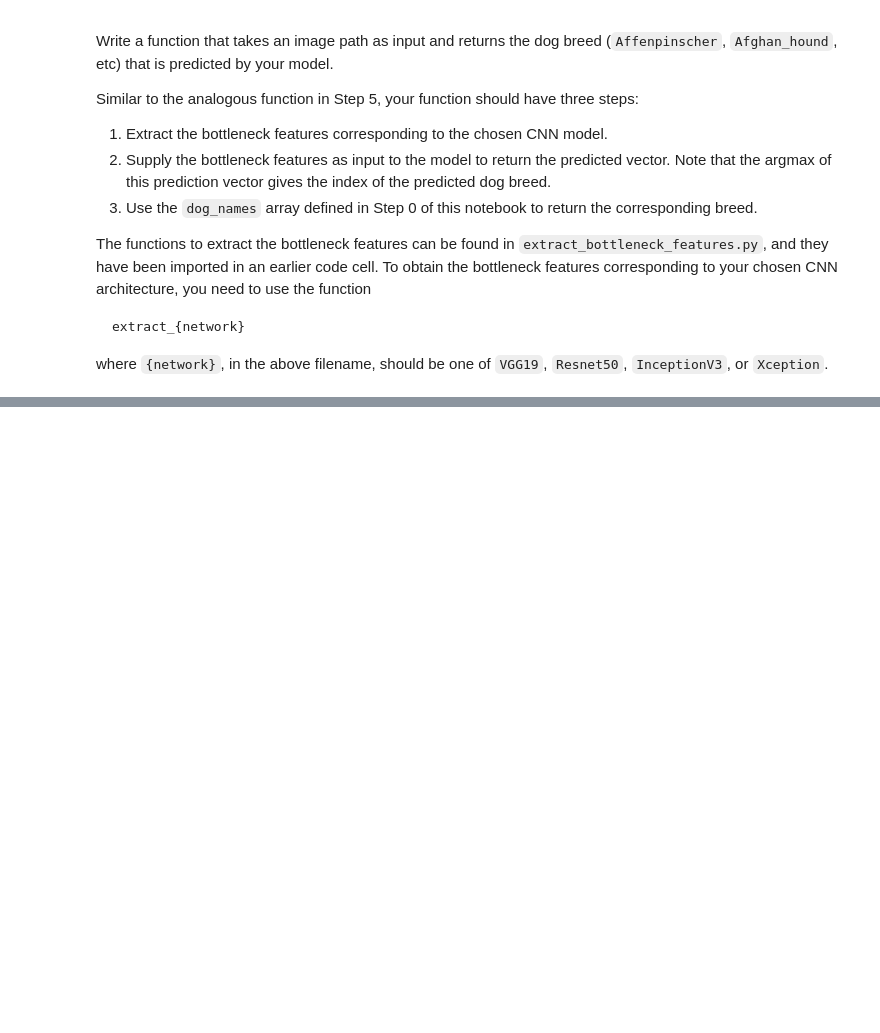
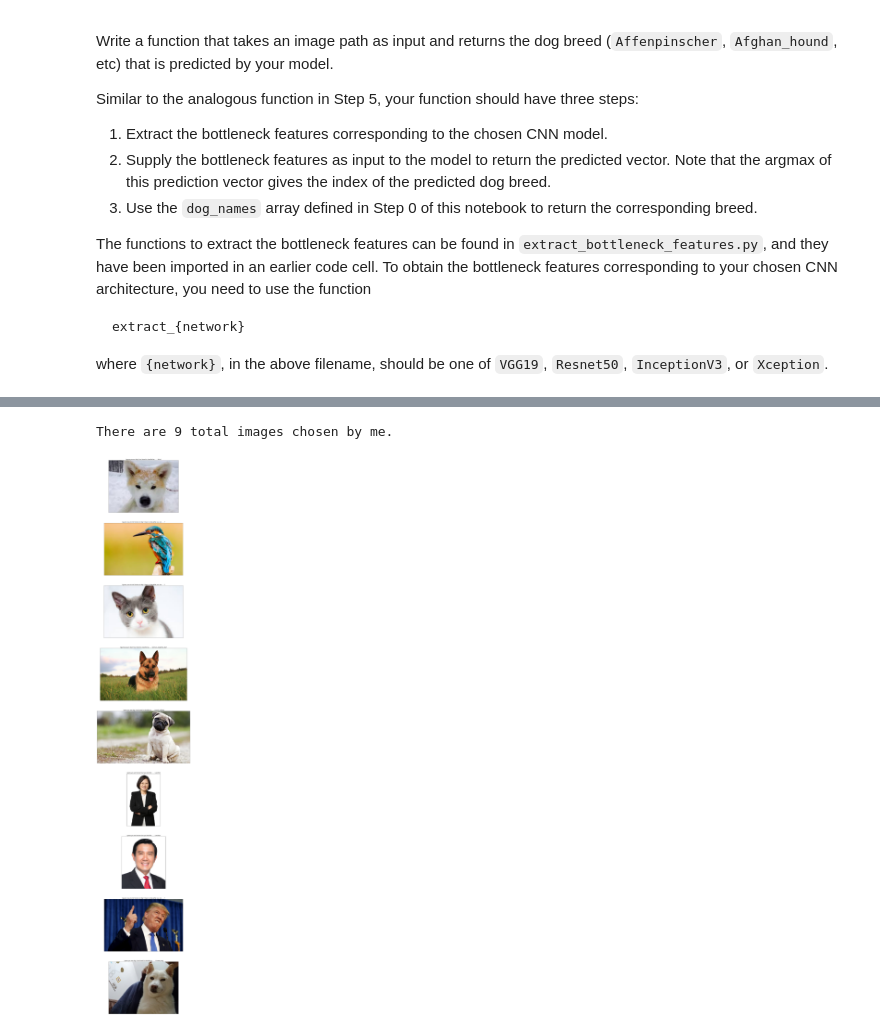
Before and after one commit to ktwud/Dog-Breed-Classifier, a Jupyter notebook: dog_app.ipynb, the cells around one changed output, grey strips where cells are left out. Saved outputs shown, nothing was run; the diff lists cells and outputs as text; code cells hidden in the pictures; blank space fills up the shorter version.

```diff
--- a/dog_app.ipynb
+++ b/dog_app.ipynb
@@ -583,6 +681,7 @@ __Answer:__
 ### (IMPLEMENTATION) Compile the Model
 # %%
 ### TODO: Compile the model.
+X_model.compile(loss='categorical_crossentropy', optimizer='rmsprop', metrics=['accuracy'])
 # %% [markdown]
 ### (IMPLEMENTATION) Train the Model
 
@@ -595,6 +723,7 @@ You are welcome to [augment the training data](https://blog.keras.io/building-po
 ### (IMPLEMENTATION) Load the Model with the Best Validation Loss
 # %%
 ### TODO: Load the model weights with the best validation loss.
+X_model.load_weights('saved_models/weights.best.Xception.hdf5')
 # %% [markdown]
 ### (IMPLEMENTATION) Test the Model
 
@@ -643,3 +788,26 @@ Some sample output for our algorithm is provided below, but feel free to design
+# %%
+### TODO: Write your algorithm.
+### Feel free to use as many code cells as needed.
+def HumanDogClassfier(img_path):
+    category = ""
+    message = ""
+    breed = ""
+
+    if dog_detector(img_path):
+        category = "dog"
+        message = "Your breed is classfied as"
+        breed = Xception_predict_breed(img_path)
+    elif face_detector(img_path):
+        category = "human"
+        message = "but you look like"
+        breed = Xception_predict_breed(img_path)
+    else:
+        category = "not human or dog"
+        message = "I have no idea what you are"
+        breed=""
+
+
+    return "I guess you are {}! {} ...... {}!".format(category, message, breed)
 # %% [markdown]
 ---
 <a id='step7'></a>
@@ -658,3 +828,23 @@ __Answer:__
 ## TODO: Execute your algorithm from Step 6 on
 ## at least 6 images on your computer.
 ## Feel free to use as many code cells as needed.
+my_files = np.array(glob("my_image/*"))
+random.shuffle(my_files)
+
+# print statistics about the dataset
+print('There are %d total images chosen by me.' % len(my_files))
+# %% [output]
+There are 9 total images chosen by me.
+# %%
+import matplotlib.pyplot as plt
+%matplotlib inline
+
+fig = plt.figure(figsize=(100,100))
+for i in range(len(my_files)):
+    ax = fig.add_subplot(9,1, i + 1, xticks=[], yticks=[])
+    img = cv2.imread(my_files[i])
+    img_rgb = cv2.cvtColor(img, cv2.COLOR_BGR2RGB)
+    ax.imshow(np.squeeze(img_rgb))
+    ax.set_title(str(HumanDogClassfier(my_files[i])))
+# %% [output]
+[figure, added]
```
Also changed, not shown: parts of 24 cells of this notebook, 1 other file.
